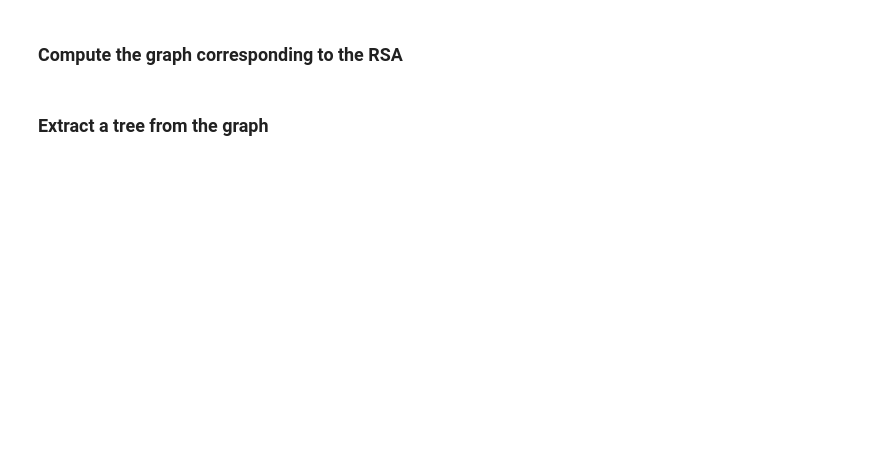
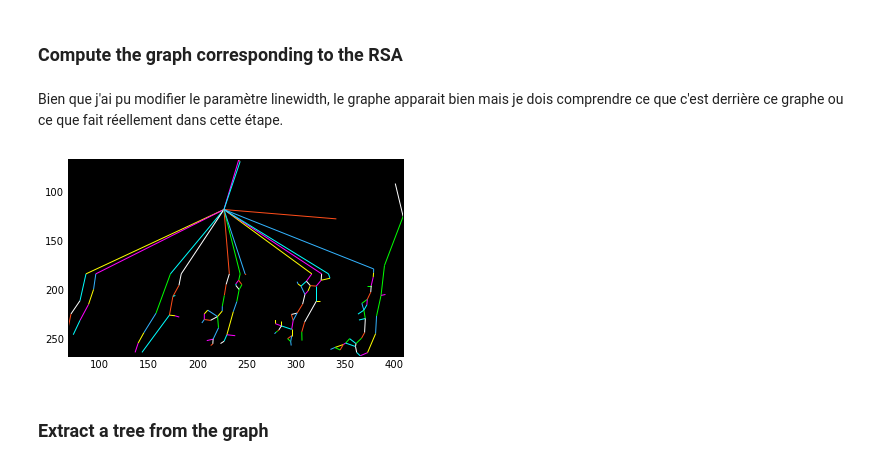
Before and after one commit to openalea-incubator/rhizoscan, a Jupyter notebook: example/test_example_new_data.ipynb, the cells around one changed output. Drawn from its saved outputs; the diff is of its cells as text; code cells hidden in the pictures; blank space fills up the shorter version.

```diff
--- a/example/test_example_new_data.ipynb
+++ b/example/test_example_new_data.ipynb
@@ -66,8 +76,12 @@ imshow(seed_map+rmask)
 # %% [markdown]
 ### Compute the graph corresponding to the RSA
+# %% [markdown]
+Bien que j'ai pu modifier le paramètre linewidth, le graphe apparait bien mais je dois comprendre ce que c'est derrière ce graphe ou ce que fait réellement dans cette étape.
 # %%
 graph = compute_graph(rmask,seed_map,bbox)
-graph.plot(linewidth=4)
+graph.plot(linewidth=1)
+# %% [output]
+[figure, added]
 # %% [markdown]
 ### Extract a tree from the graph
 # %%
```
Also changed, not shown: parts of 11 cells of this notebook, 3 other files.
